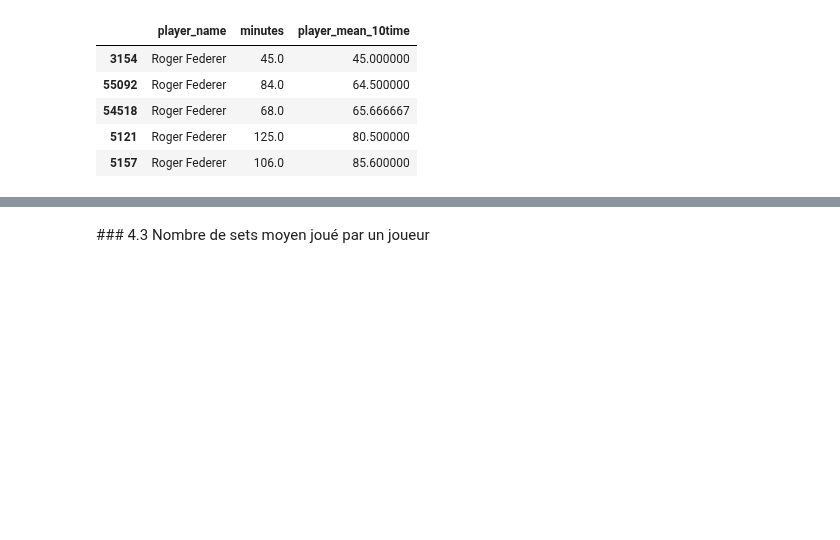
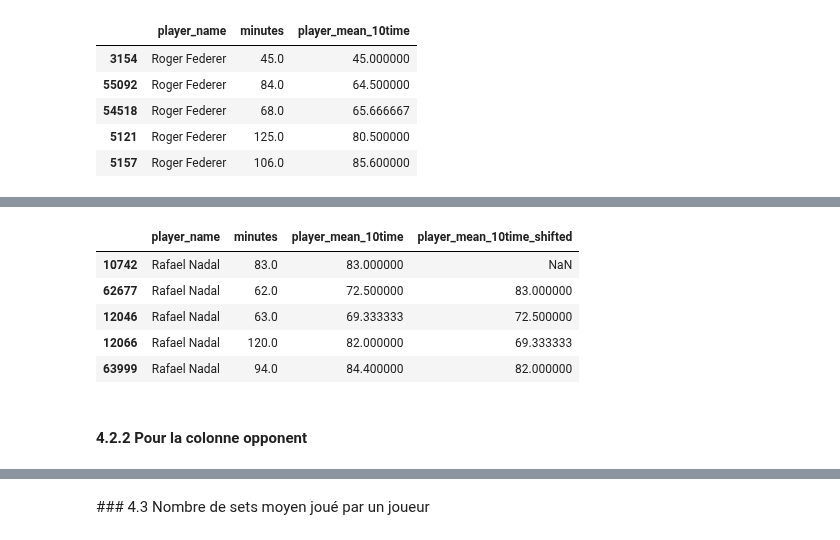
Before and after one commit to CesarRoaldes/tennis_match_time, a Jupyter notebook: Features engineering.ipynb, the cells around one changed output, grey strips where cells are left out. Saved outputs shown, nothing was run; the diff lists cells and outputs as text; code cells hidden in the pictures; blank space fills up the shorter version.

```diff
--- a/Features engineering.ipynb
+++ b/Features engineering.ipynb
@@ -356,0 +374,11 @@ data[data['player_name']=='Roger Federer'][['player_name', 'minutes', 'player_me
+# %%
+data[data['player_name']=='Rafael Nadal'][['player_name', 'minutes', 'player_mean_10time', 'player_mean_10time_shifted']].head(5)
+# %% [output]
+|  | player_name | minutes | player_mean_10time | player_mean_10time_shifted |
+| 10742 | Rafael Nadal | 83.0 | 83.000000 | NaN |
+| 62677 | Rafael Nadal | 62.0 | 72.500000 | 83.000000 |
+| 12046 | Rafael Nadal | 63.0 | 69.333333 | 72.500000 |
+| 12066 | Rafael Nadal | 120.0 | 82.000000 | 69.333333 |
+| 63999 | Rafael Nadal | 94.0 | 84.400000 | 82.000000 |
+# %% [markdown]
+#### 4.2.2 Pour la colonne opponent
```
Also changed, not shown: parts of 38 cells of this notebook.
